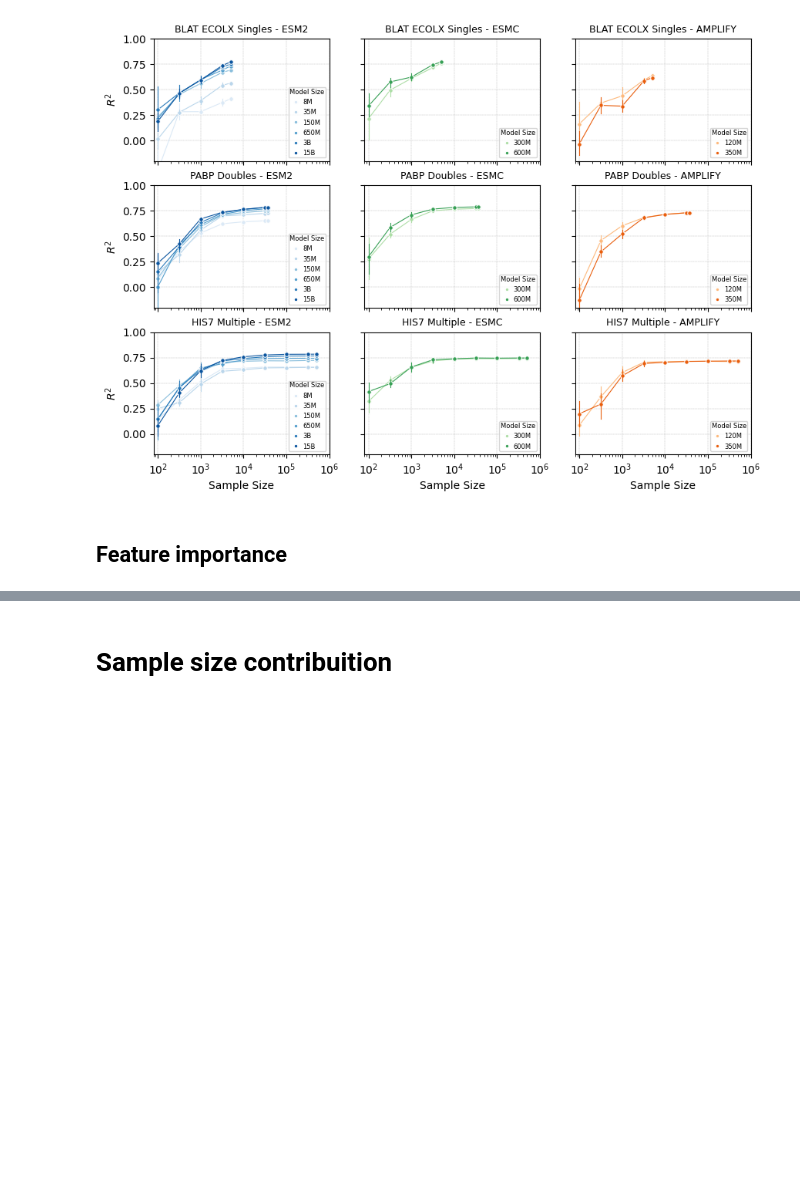
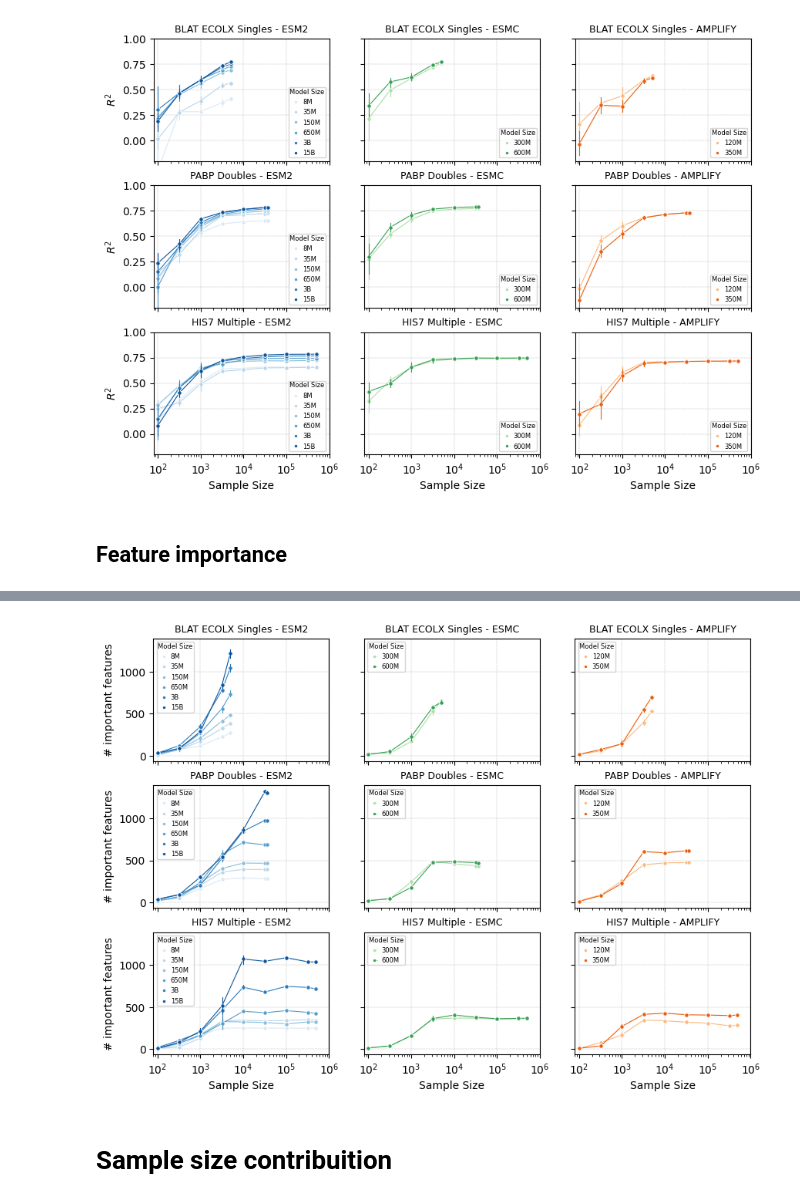
Before and after one commit to ziul-bio/SWAT, a Jupyter notebook: plot_results.ipynb, the cells around one changed output, grey strips where cells are left out. Drawn from its saved outputs; the diff is of its cells as text; code cells hidden in the pictures; blank space fills up the shorter version.

Commit message:
updating plot results

```diff
--- a/plot_results.ipynb
+++ b/plot_results.ipynb
@@ -787,10 +584,0 @@ plt.show()
-# %%
-results = pd.DataFrame()
-for model in ['esm1v_650M', 'esm2_8M', 'esm2_35M', 'esm2_150M', 'esm2_650M', 'esm2_3B', 'esm2_15B', 'esmc_300M', 'esmc_600M', 'amplify_120M', 'amplify_350M']:
-    dta = pd.read_csv(f"results/lassoCV_sampling/PABP_doubles/PABP_doubles_sampling_{model}_mean.csv", index_col=0)
-    dta['Model'] = [model] * dta.shape[0]
-    results = pd.concat([results, dta], axis=0)
-
-results.reset_index(drop=True, inplace=True)
-results[['Model', 'ModelSize']] = results['Model'].str.split('_', expand=True)
-results
@@ -845,10 +584,0 @@ plt.show()
-# %%
-results = pd.DataFrame()
-for model in ['esm1v_650M', 'esm2_8M', 'esm2_35M', 'esm2_150M', 'esm2_650M', 'esm2_3B', 'esm2_15B', 'esmc_300M', 'esmc_600M', 'amplify_120M', 'amplify_350M']:
-    dta = pd.read_csv(f'results/lassoCV_sampling/HIS7/HIS7_sampling_{model}_mean.csv', index_col=0)
-    dta['Model'] = [model] * dta.shape[0]
-    results = pd.concat([results, dta], axis=0)
-
-results.reset_index(drop=True, inplace=True)
-results[['Model', 'ModelSize']] = results['Model'].str.split('_', expand=True)
-results
@@ -1042,3 +676,61 @@ plt.show()
+# %%
+fig, axes = plt.subplots(3, 3, figsize=(10, 7), sharex=True, sharey=True)
+datasets = ['BLAT_ECOLX_2015', 'PABP_doubles', 'HIS7']  # Replace with your actual dataset names
+models = ['esm2', 'esmc', 'amplify']
+
+for row, dataset in enumerate(datasets):
+    for col, model in enumerate(models):
+        ax = axes[row, col]
+        data = results.query('Sample_size >=100')
+        data = data.query(f'Model == "{model}" & Dataset == "{dataset}"')  # Filter by dataset and model
+
+        if model == 'esm2':
+            color = 'Blues'
+        elif model == 'esmc':
+            color = 'Greens'
+        else:
+            color = 'Oranges'
+
+        #titl = dataset.replace("_", " ").upper()
+        if 'BLAT' in dataset:
+            titl = 'BLAT ECOLX Singles'
+        elif 'PABP' in dataset:
+            titl = 'PABP Doubles'
+        elif 'HIS7' in dataset:
+            titl = 'HIS7 Multiple'
+
+        ax.set_title(f"{titl} - {model.upper()}", fontsize=9)
+
+        sns.lineplot(data=data, x='Sample_size', y='nun_zero_coefs', hue='ModelSize', marker='o',
+                     err_style="bars", palette=color, legend=True, ax=ax, linewidth=0.8, markersize=4,
+                     err_kws={'elinewidth': 0.8, })
+
+
+        if row == 2:  # Label x-axis only for the last row
+            ax.set_xlabel('Sample Size')
+        else:
+            ax.set_xlabel('')
+
+        if col == 0:  # Label y-axis only for the first column
+            ax.set_ylabel('# important features')
+        else:
+            ax.set_ylabel('')
+
+        ax.set_xscale('log')
+        ax.set_xlim(left=80, right=1000000)
+        #ax.set_ylim(-0.2,1)
+        ax.grid(True, linestyle='--', linewidth=0.3)
+        ax.legend(title='Model Size', loc='upper left', title_fontsize=6, fontsize=6, markerscale=0.8, handlelength=0.5, borderpad=0.2)
+        #ax.grid(True, which='major', linestyle='--', linewidth=0.3)
+        #ax.grid(True, which='minor', linestyle=':', linewidth=0.2)
+
+#fig.tight_layout(rect=[0, 0, 1, 0.95])  # Adjust layout and leave space for the legend
+
+plt.savefig('results/lassoCV_sampling/lassoCV_sampling_all_models_and_datasets_important_features.png', dpi=600, bbox_inches='tight')
+#plt.tight_layout()
+plt.show()
+# %% [output]
+[figure, added]
 # %% [markdown]
 # Sample size contribuition
 # %%
```
Also changed, not shown: parts of 30 cells of this notebook.
